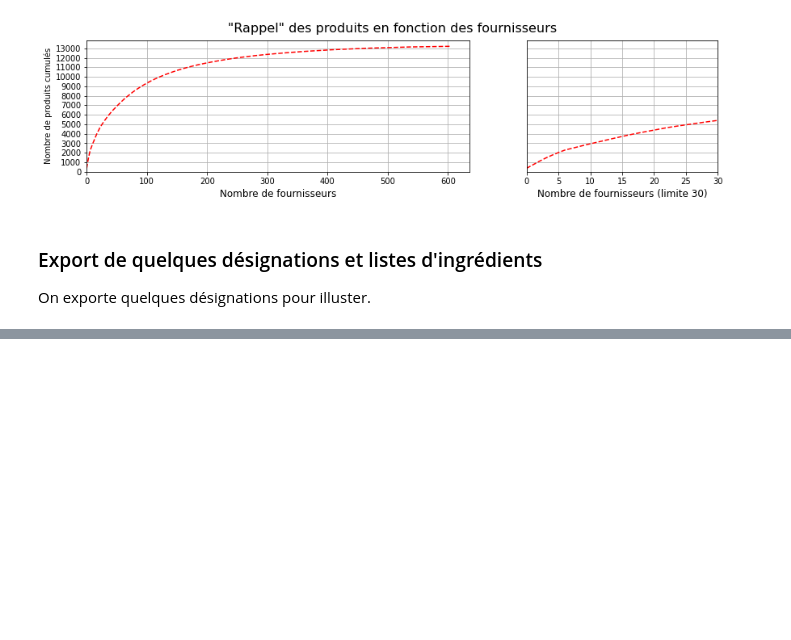
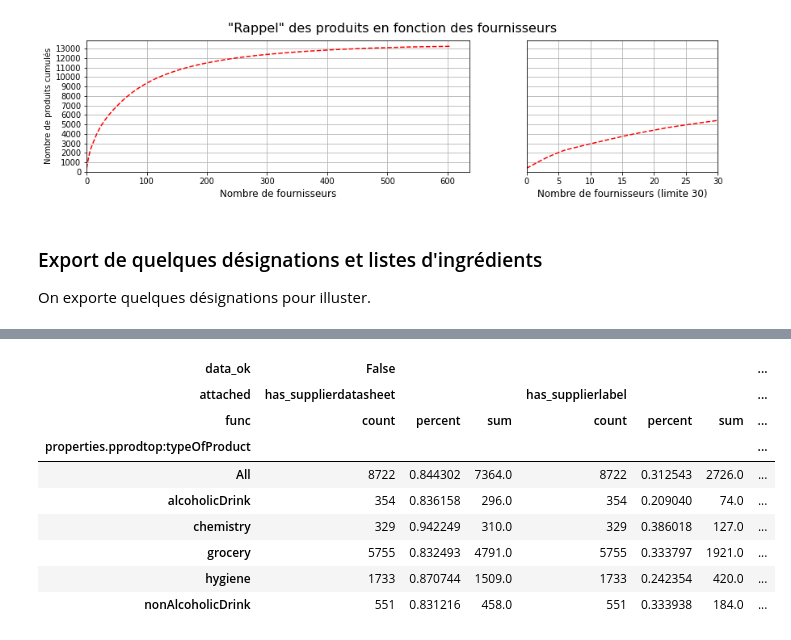
Before and after one commit to UltraDiuve/PIM-Recognizer, a Jupyter notebook: report/notebooks/Analyse donnees du PIM.ipynb, the cells around one changed output, grey strips where cells are left out. Saved outputs shown, nothing was run; the diff lists cells and outputs as text; code cells hidden in the pictures; blank space fills up the shorter version.

```diff
--- a/report/notebooks/Analyse donnees du PIM.ipynb
+++ b/report/notebooks/Analyse donnees du PIM.ipynb
@@ -746,0 +783,25 @@ ea946b9f-571b-4be9-ae08-275355db3f91
+# %%
+report_df = (
+file_df.pivot_table(values=['has_supplierdatasheet', 'has_supplierlabel'],
+                    columns=['data_ok', ],
+                    index=['properties.pprodtop:typeOfProduct'],
+                    aggfunc=['sum', 'count'],
+                    margins=True,
+                   )
+)
+report_df2 = report_df.swaplevel(axis=1, i=0, j=2).sort_index(axis=1).stack([0, 1])
+report_df2['percent'] = report_df2['sum'] / report_df2['count']
+report_df3 = report_df2.unstack(level=[-2, -1]).swaplevel(axis=1, i=0, j=1).swaplevel(axis=1, i=2, j=1).sort_index(axis=1)
+report_df3.columns.rename(['data_ok', 'attached', 'func'], inplace=True)
+report_df3
+# %% [output]
+| data_ok | False |  |  |  |  |  | ... |
+| attached | has_supplierdatasheet |  |  | has_supplierlabel |  |  | ... |
+| func | count | percent | sum | count | percent | sum | ... |
+| properties.pprodtop:typeOfProduct |  |  |  |  |  |  | ... |
+| All | 8722 | 0.844302 | 7364.0 | 8722 | 0.312543 | 2726.0 | ... |
+| alcoholicDrink | 354 | 0.836158 | 296.0 | 354 | 0.209040 | 74.0 | ... |
+| chemistry | 329 | 0.942249 | 310.0 | 329 | 0.386018 | 127.0 | ... |
+| grocery | 5755 | 0.832493 | 4791.0 | 5755 | 0.333797 | 1921.0 | ... |
+| hygiene | 1733 | 0.870744 | 1509.0 | 1733 | 0.242354 | 420.0 | ... |
+| nonAlcoholicDrink | 551 | 0.831216 | 458.0 | 551 | 0.333938 | 184.0 | ... |
```
Also changed, not shown: parts of 21 cells of this notebook, 19 other files.
